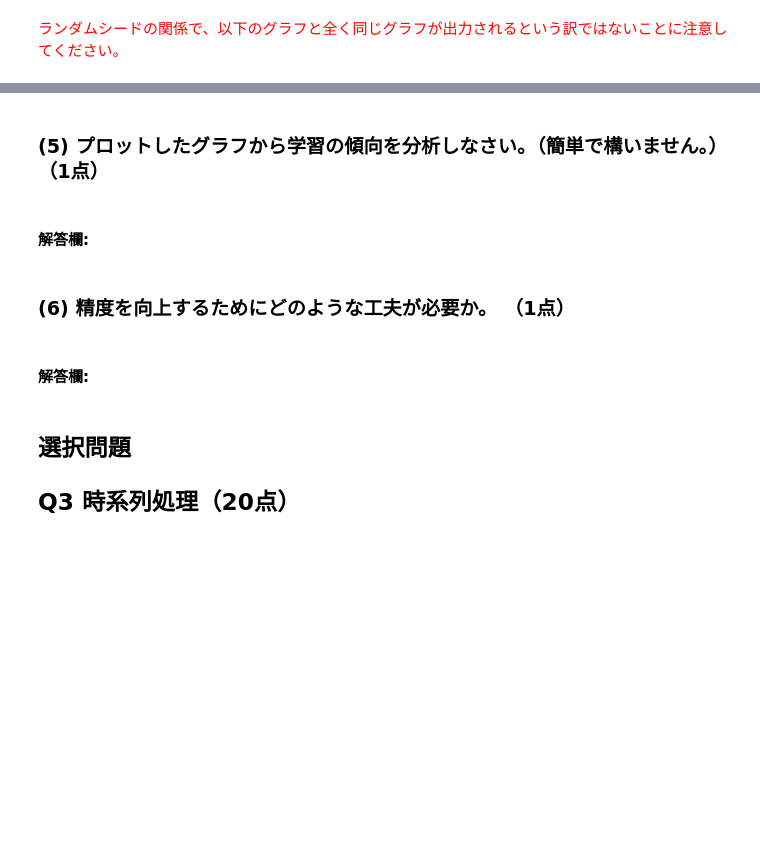
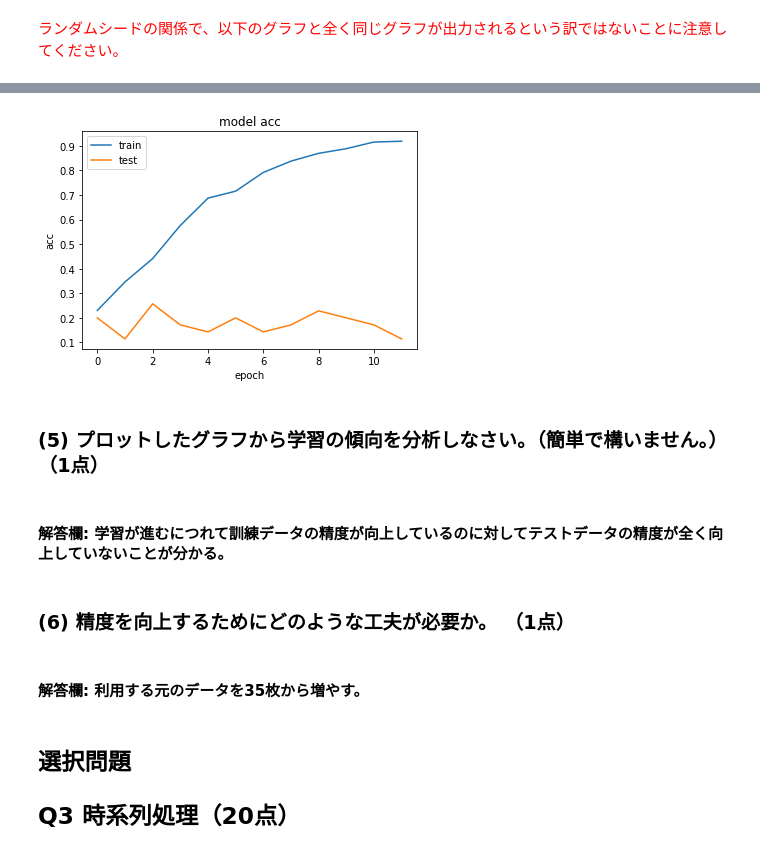
Before and after one commit to sabosabo7/prog, a Jupyter notebook: HAIT/no3/week4_test.ipynb, the cells around one changed output, grey strips where cells are left out. Cells and saved outputs as stored; diff of their text form; code cells hidden in the pictures; blank space fills up the shorter version.

```diff
--- a/HAIT/no3/week4_test.ipynb
+++ b/HAIT/no3/week4_test.ipynb
@@ -375,11 +428,28 @@ plot_history_acc(hist)
+# %%
+## 精度のグラフ(1点)
+## hist.historyに辞書型で格納されている。
+def plot_history_acc(hist):
+    """
+    ここに記入
+    """
+    plt.plot(hist.history["acc"],label="train")
+    plt.plot(hist.history["val_acc"],label="test")
+    plt.xlabel("epoch")
+    plt.ylabel("acc")
+    plt.title("model acc")
+    plt.legend()
+    plt.show()
+plot_history_acc(hist)
+# %% [output]
+[figure, added]
 # %% [markdown]
 ### (5) プロットしたグラフから学習の傾向を分析しなさい。（簡単で構いません。） （1点）
 # %% [markdown]
-#### 解答欄:
+#### 解答欄: 学習が進むにつれて訓練データの精度が向上しているのに対してテストデータの精度が全く向上していないことが分かる。
 # %% [markdown]
 ### (6) 精度を向上するためにどのような工夫が必要か。 （1点）
 # %% [markdown]
-#### 解答欄:
+#### 解答欄: 利用する元のデータを35枚から増やす。
 # %% [markdown]
 <a id='RNN'></a>
 ## 選択問題
```
Also changed, not shown: parts of 35 cells of this notebook, 1 other file.
